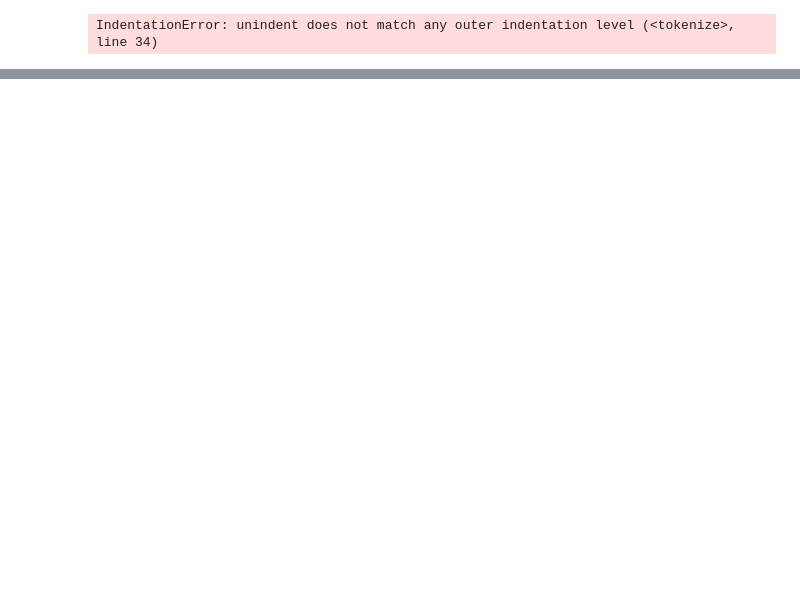
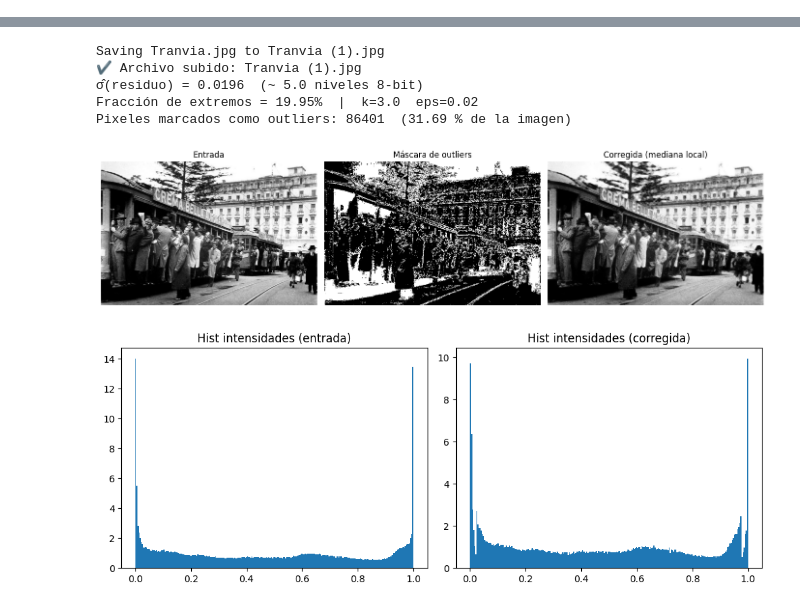
Before and after one commit to N1colasFD/Unir_CODES, a Jupyter notebook: Outliers_pynb.ipynb, the cells around one changed output, grey strips where cells are left out. Cells and saved outputs as stored; diff of their text form; code cells hidden in the pictures; blank space fills up the shorter version.

```diff
--- a/Outliers_pynb.ipynb
+++ b/Outliers_pynb.ipynb
@@ -177,43 +164,0 @@ def simulate_outliers(img01, K=300, seed=42):
-# %%
-# -----------------------------
-# DEMO (main)
-# -----------------------------
-
-def run_demo(image_path="/content/Tranvia.jpg", simulate=False, K=300, show_color=False):
-    """
-    Ejecuta el pipeline SOLO para OUTLIERS sobre la imagen dada.
-      - simulate=True inyecta outliers para probar.
-      - show_color=True aplica corrección también a la imagen color.
-    """
-    img01, bgr = to_gray01(image_path)
-    test = simulate_outliers(img01, K=K) if simulate else img01
-
-    mask, r, s, stats = detect_outliers_mask(test, k=3.0, eps=0.02)
-    corrected = replace_with_local_median(test, mask, wins=(3,5,7))
-
-    print(f"σ̂(residuo) = {s:.4f}  (~ {s*255:.1f} niveles 8-bit)")
-    print(f"Fracción de extremos = {stats['extreme_frac']*100:.2f}%  |  k={stats['k']}  eps={stats['eps']}")
-    print(f"Pixeles marcados como outliers: {mask.sum()}  ({mask.mean()*100:.2f} % de la imagen)")
-
-    # Visualización: entrada, máscara, corregida (GRIS)
-    plt.figure(figsize=(14,4))
-    plt.subplot(1,3,1); plt.imshow(test, cmap='gray'); plt.title('Entrada'); plt.axis('off')
-    plt.subplot(1,3,2); plt.imshow(mask, cmap='gray'); plt.title('Máscara de outliers'); plt.axis('off')
-    plt.subplot(1,3,3); plt.imshow(corrected, cmap='gray'); plt.title('Corregida (mediana local)'); plt.axis('off')
-    plt.tight_layout(); plt.show()
-
-    # Histogramas antes/después (GRIS)
-    plt.figure(figsize=(10,4))
-    plt.subplot(1,2,1); plt.hist(test.ravel(), bins=256, range=(0,1), density=True); plt.title('Hist intensidades (entrada)')
-    plt.subplot(1,2,2); plt.hist(corrected.ravel(), bins=256, range=(0,1), density=True); plt.title('Hist intensidades (corregida)')
-    plt.tight_layout(); plt.show()
-
- # (Opcional) Corregir también la imagen color, aplicando máscara
-    if show_color:
-        out_color = replace_with_local_median_color(bgr, mask, wins=(3,5,7))
-        plt.figure(figsize=(12,4))
-        plt.subplot(1,2,1); plt.imshow(cv2.cvtColor(bgr, cv2.COLOR_BGR2RGB)); plt.title('Color (original)'); plt.axis('off')
-        plt.subplot(1,2,2); plt.imshow(cv2.cvtColor(out_color, cv2.COLOR_BGR2RGB)); plt.title('Color (corregida en máscara)'); plt.axis('off')
-        plt.tight_layout(); plt.show()
-# %% [output]
-IndentationError: unindent does not match any outer indentation level (<tokenize>, line 34)
@@ -231,0 +165,13 @@ run_demo("/content/Tranvia.jpg", simulate=False, K=300, show_color=False)
+# %%
+# Opción A: Subir imagen desde tu PC
+path = choose_image()  # aparecerá el diálogo de subida
+
+# Opción B: Usar ruta existente
+# path = "/content/padre.jpg"
+
+# Ejecuta (prueba sin simulación)
+run_demo(path, simulate=False, K=300, show_color=False)
+
+# Si tu imagen está "limpia", simula outliers para ver el flujo completo:
+# run_demo(path, simulate=True, K=400, show_color=False)
+# %% [output]
@@ -231,0 +179,7 @@ run_demo("/content/Tranvia.jpg", simulate=False, K=300, show_color=False)
+Saving Tranvia.jpg to Tranvia (1).jpg
+✔ Archivo subido: Tranvia (1).jpg
+σ̂(residuo) = 0.0196  (~ 5.0 niveles 8-bit)
+Fracción de extremos = 19.95%  |  k=3.0  eps=0.02
+Pixeles marcados como outliers: 86401  (31.69 % de la imagen)
+[figure, added]
+[figure, added]
```
Also changed, not shown: parts of 7 cells of this notebook.
